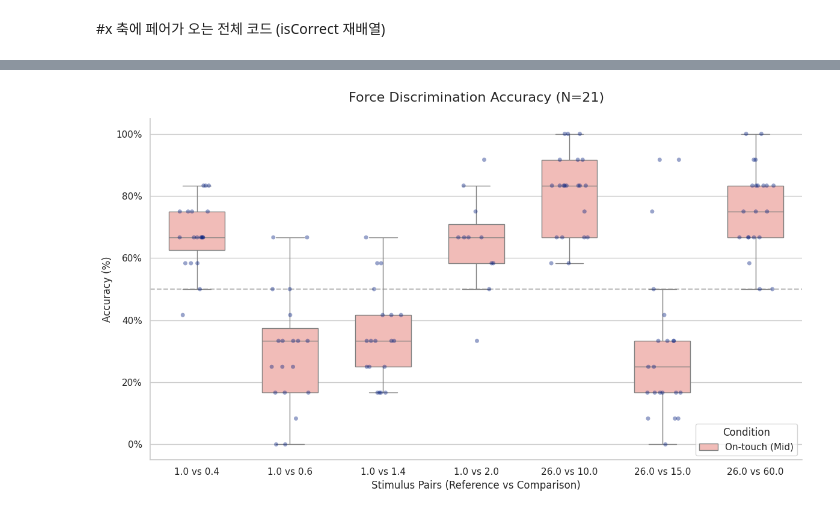
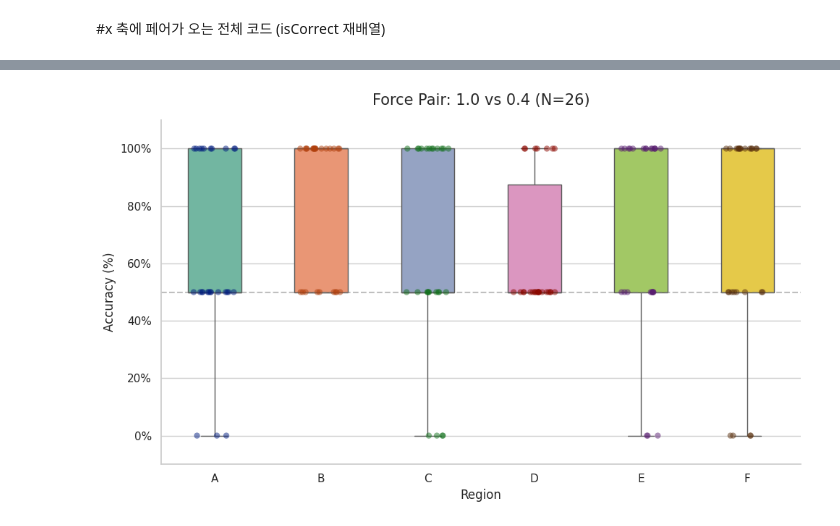
Before and after one commit to kyungeunvoyage/NailFoldExp, a Jupyter notebook: Analysis/(Analysis)Force_Discrimination.ipynb, the cells around one changed output, grey strips where cells are left out. Drawn from its saved outputs; the diff is of its cells as text; code cells hidden in the pictures.

```diff
--- a/Analysis/(Analysis)Force_Discrimination.ipynb
+++ b/Analysis/(Analysis)Force_Discrimination.ipynb
@@ -134,17 +359,17 @@ import matplotlib.pyplot as plt
 import matplotlib.ticker as mtick
 import glob
 
-# 1. 데이터 로드 및 통합 (파일명이 P로 시작하는 모든 CSV 합치기)
+# 1. 데이터 로드 및 통합
 file_pattern = 'P*_ForceDiscrimination.csv'
 file_list = glob.glob(file_pattern)
 
 if not file_list:
-    print("CSV 파일을 찾을 수 없습니다. 파일명을 확인해주세요.")
+    print("CSV 파일을 찾을 수 없습니다.")
 else:
     df_list = [pd.read_csv(f) for f in file_list]
     df_merged = pd.concat(df_list, ignore_index=True)
 
-    # 2. 정답 여부 판별 (사용자님의 제안 논리 적용)
+    # 2. 정답 여부 판별
     def calc_accuracy(row):
         if row['UserChoice'] == 1:
             return 1 if row['FirstStim'] > row['SecondStim'] else 0
@@ -154,59 +379,51 @@ else:
 
     df_merged['IsCorrect'] = df_merged.apply(calc_accuracy, axis=1)
 
-    # 3. 시각화를 위한 데이터 가공
+    # 3. 데이터 가공
     df_merged['Ref_num'] = pd.to_numeric(df_merged['Reference'])
     df_merged['Comp_num'] = pd.to_numeric(df_merged['Comparison'])
     df_merged['Pair'] = df_merged.apply(lambda x: f"{x['Ref_num']:.1f} vs {x['Comp_num']:.1f}", axis=1)
 
-    plot_df = df_merged.groupby(['Condition', 'Pair', 'Comp_num', 'Subject'])['IsCorrect'].mean().reset_index()
+    # Region별 차이를 보기 위해 그룹화
+    plot_df = df_merged.groupby(['Pair', 'Comp_num', 'Region', 'Subject'])['IsCorrect'].mean().reset_index()
     plot_df['Accuracy (%)'] = plot_df['IsCorrect'] * 100
 
-    pair_order = plot_df.sort_values('Comp_num')['Pair'].unique()
+    # 정렬 및 Pair 목록 추출
+    region_order = sorted(plot_df['Region'].unique())
+    unique_pairs = plot_df.sort_values('Comp_num')['Pair'].unique()
 
-    # 4. 시각화 (Seaborn 이용)
-    plt.figure(figsize=(12, 7))
-    sns.set_theme(style="whitegrid")
+    # 4. 시각화: 각 Force Pair마다 개별 Figure 생성
+    for target_pair in unique_pairs:
+        # 해당 Pair 데이터만 필터링
+        subset = plot_df[plot_df['Pair'] == target_pair]
 
-    unique_conditions = plot_df['Condition'].unique()
-    num_cond = len(unique_conditions)
-    dodge_val = 0.5 if num_cond > 1 else False
+        plt.figure(figsize=(10, 6))
+        sns.set_theme(style="whitegrid")
 
-    # [A] Boxplot
-    sns.boxplot(
-        data=plot_df, x='Pair', y='Accuracy (%)', hue='Condition',
-        order=pair_order, palette='Pastel1', width=0.6, fliersize=0
-    )
+        # [A] Boxplot: X축은 Region
+        sns.boxplot(
+            data=subset, x='Region', y='Accuracy (%)',
+            order=region_order, palette='Set2', width=0.5, fliersize=0
+        )
 
-    # [B] Stripplot
-    sns.stripplot(
-        data=plot_df, x='Pair', y='Accuracy (%)', hue='Condition',
-        order=pair_order, dodge=dodge_val, palette='dark', alpha=0.4, jitter=0.2
-    )
+        # [B] Stripplot: 개별 피험자 데이터 점
+        sns.stripplot(
+            data=subset, x='Region', y='Accuracy (%)',
+            order=region_order, palette='dark', alpha=0.5, jitter=0.2, size=6
+        )
 
-    # [C] Pointplot
-    # sns.pointplot(
-    #     data=plot_df, x='Pair', y='Accuracy (%)', hue='Condition',
-    #     order=pair_order, dodge=dodge_val, color='red', markers='D',
-    #     errorbar='se', linestyles='none'
-    # )
+        # 그래프 레이아웃 설정
+        num_subjects = subset['Subject'].nunique()
+        plt.title(f'Force Pair: {target_pair} (N={num_subjects})', fontsize=15, pad=15)
+        plt.ylabel('Accuracy (%)', fontsize=12)
+        plt.xlabel('Region', fontsize=12)
 
-    # 그래프 레이아웃 및 라벨 설정
-    num_subjects = df_merged['Subject'].nunique()
-    plt.title(f'Force Discrimination Accuracy (N={num_subjects})', fontsize=16, pad=20)
-    plt.ylabel('Accuracy (%)', fontsize=12)
-    plt.xlabel('Stimulus Pairs (Reference vs Comparison)', fontsize=12)
+        # 50% 기준선
+        plt.axhline(50, ls='--', color='gray', alpha=0.5)
+        plt.ylim(-10, 110)
+        plt.gca().yaxis.set_major_formatter(mtick.PercentFormatter())
 
-    # 50% 우연 수준 기준선 유지
-    plt.axhline(50, ls='--', color='gray', alpha=0.5, label='Chance (50%)')
-    plt.ylim(-5, 105)
-    plt.gca().yaxis.set_major_formatter(mtick.PercentFormatter())
-
-    # 범례 설정 (중복 제거)
-    handles, labels = plt.gca().get_legend_handles_labels()
-    plt.legend(handles[:num_cond], labels[:num_cond], title='Condition', loc='lower right')
-
-    sns.despine()
-    plt.tight_layout()
-    plt.show()
+        sns.despine()
+        plt.tight_layout()
+        plt.show() # 각 Pair마다 그래프를 하나씩 출력
 # %% [output]
@@ -213 +437 @@ else:
-[figure, old version]
+[figure, new version]
```
Also changed, not shown: parts of 6 cells of this notebook.
